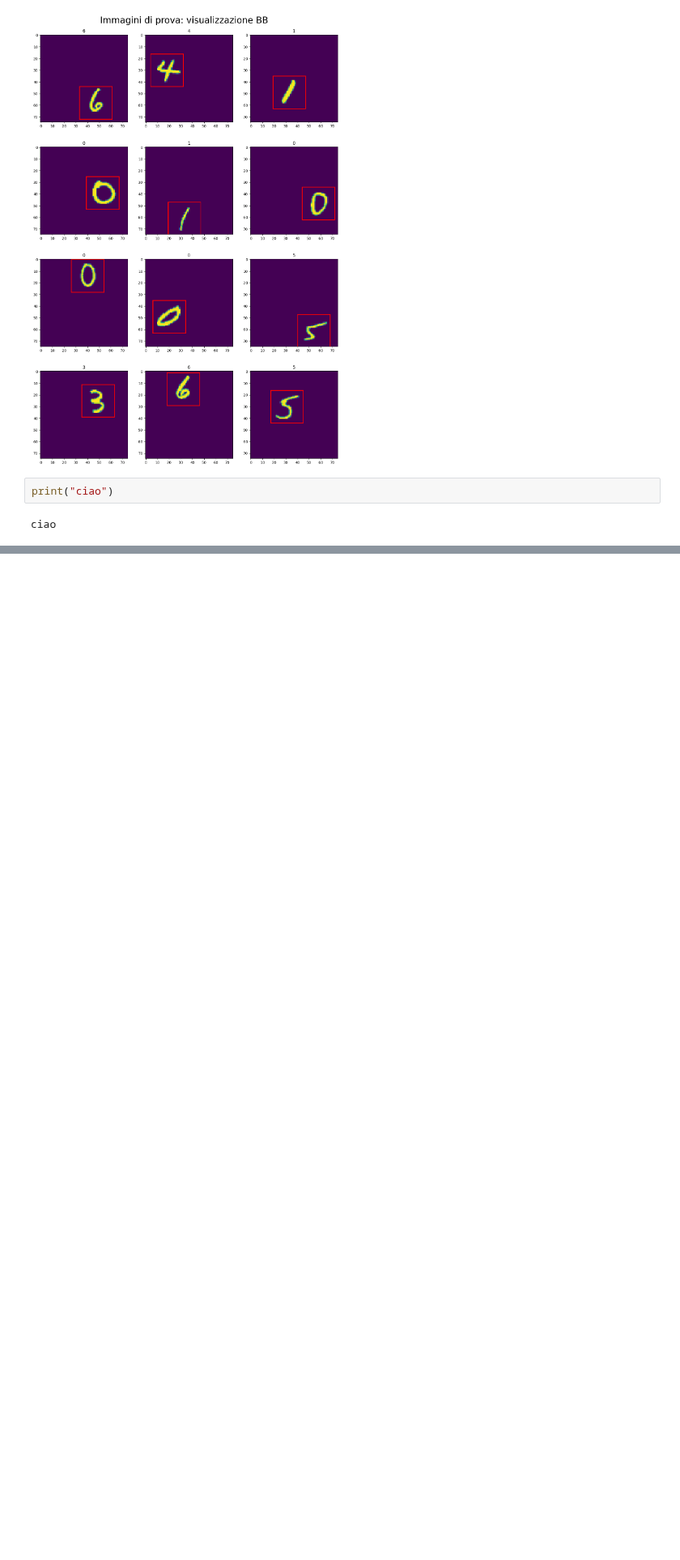
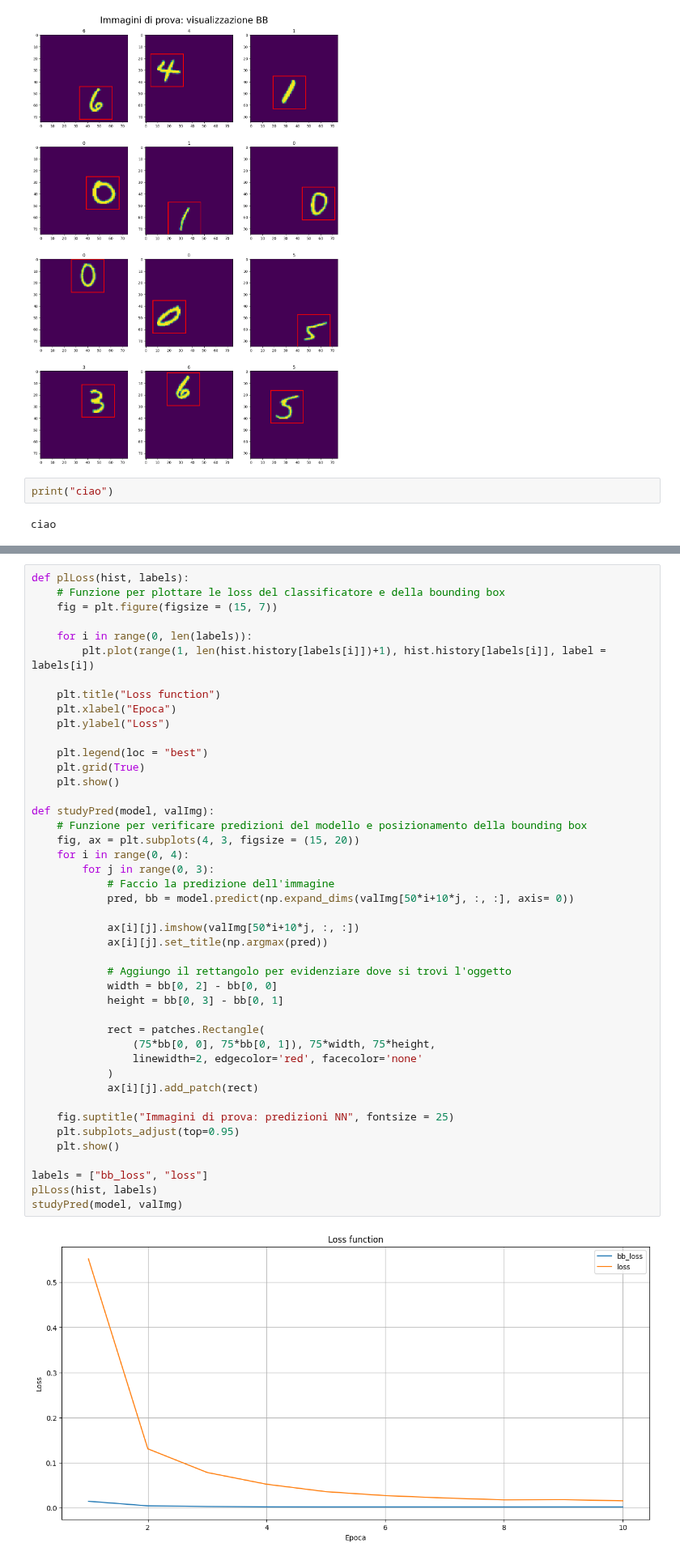
Before and after one commit to Negrini085/DeepLearning, a Jupyter notebook: Esercitazioni/lab_07.ipynb, the cells around one changed output, grey strips where cells are left out. Shown at 81% size. Cells and saved outputs as stored; diff of their text form; blank space fills up the shorter version.

```diff
--- a/Esercitazioni/lab_07.ipynb
+++ b/Esercitazioni/lab_07.ipynb
@@ -422,0 +423,46 @@ Epoch 10/10
+# %%
+def plLoss(hist, labels):
+    # Funzione per plottare le loss del classificatore e della bounding box
+    fig = plt.figure(figsize = (15, 7))
+
+    for i in range(0, len(labels)):
+        plt.plot(range(1, len(hist.history[labels[i]])+1), hist.history[labels[i]], label = labels[i])
+
+    plt.title("Loss function")
+    plt.xlabel("Epoca")
+    plt.ylabel("Loss")
+
+    plt.legend(loc = "best")
+    plt.grid(True)
+    plt.show()
+
+def studyPred(model, valImg):
+    # Funzione per verificare predizioni del modello e posizionamento della bounding box
+    fig, ax = plt.subplots(4, 3, figsize = (15, 20))
+    for i in range(0, 4):
+        for j in range(0, 3):
+            # Faccio la predizione dell'immagine
+            pred, bb = model.predict(np.expand_dims(valImg[50*i+10*j, :, :], axis= 0))
+
+            ax[i][j].imshow(valImg[50*i+10*j, :, :])
+            ax[i][j].set_title(np.argmax(pred))
+
+            # Aggiungo il rettangolo per evidenziare dove si trovi l'oggetto
+            width = bb[0, 2] - bb[0, 0]
+            height = bb[0, 3] - bb[0, 1]
+
+            rect = patches.Rectangle(
+                (75*bb[0, 0], 75*bb[0, 1]), 75*width, 75*height,
+                linewidth=2, edgecolor='red', facecolor='none'
+            )
+            ax[i][j].add_patch(rect)
+
+    fig.suptitle("Immagini di prova: predizioni NN", fontsize = 25)
+    plt.subplots_adjust(top=0.95)
+    plt.show()
+
+labels = ["bb_loss", "loss"]
+plLoss(hist, labels)
+studyPred(model, valImg)
+# %% [output]
+[figure, added]
```
Also changed, not shown: parts of 6 cells of this notebook.
